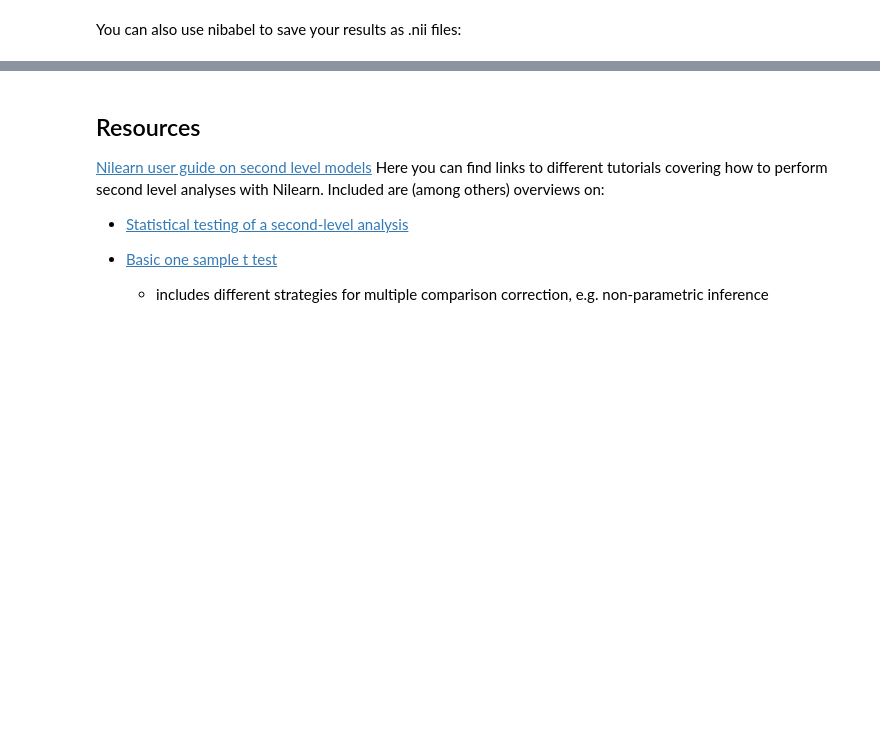
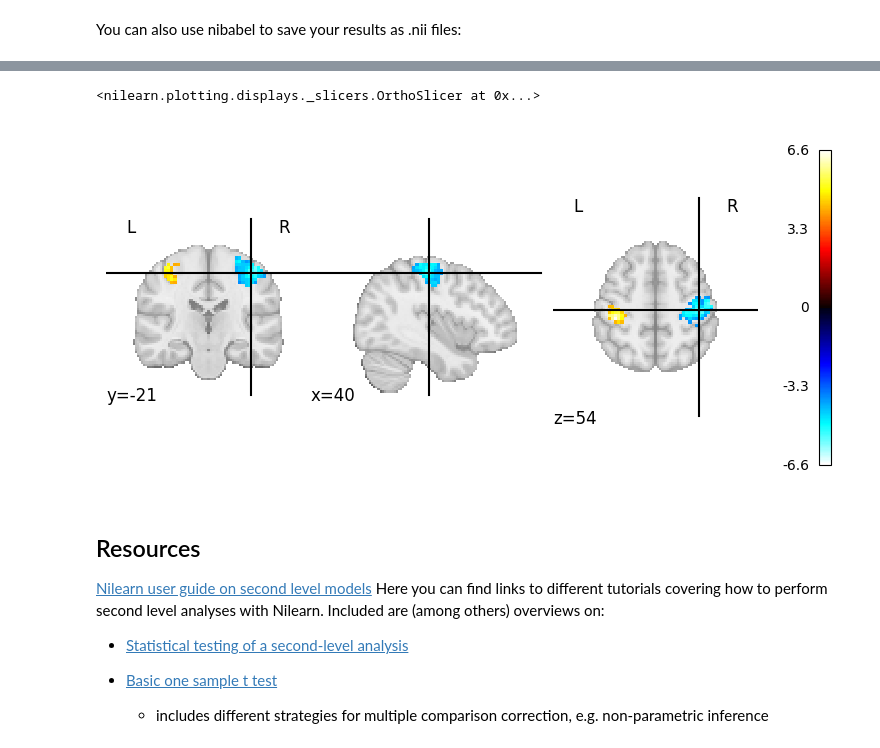
Before and after one commit to marlapinkert/TEWA2, a Jupyter notebook: 07_Second_Level_Analysis.ipynb, the cells around one changed output, grey strips where cells are left out. Saved outputs shown, nothing was run; the diff lists cells and outputs as text; code cells hidden in the pictures; blank space fills up the shorter version.

```diff
--- a/07_Second_Level_Analysis.ipynb
+++ b/07_Second_Level_Analysis.ipynb
@@ -397,3 +445,8 @@ nib.save(cmaps_second["intercept"], filename = "left_right_second_level.nii")
+# %%
+plotting.plot_stat_map(thresholded_map_tfce)
+# %% [output]
+<nilearn.plotting.displays._slicers.OrthoSlicer at 0x...>
+[figure, added]
 # %% [markdown]
 ## Resources
 
```
Also changed, not shown: parts of 11 cells of this notebook.
